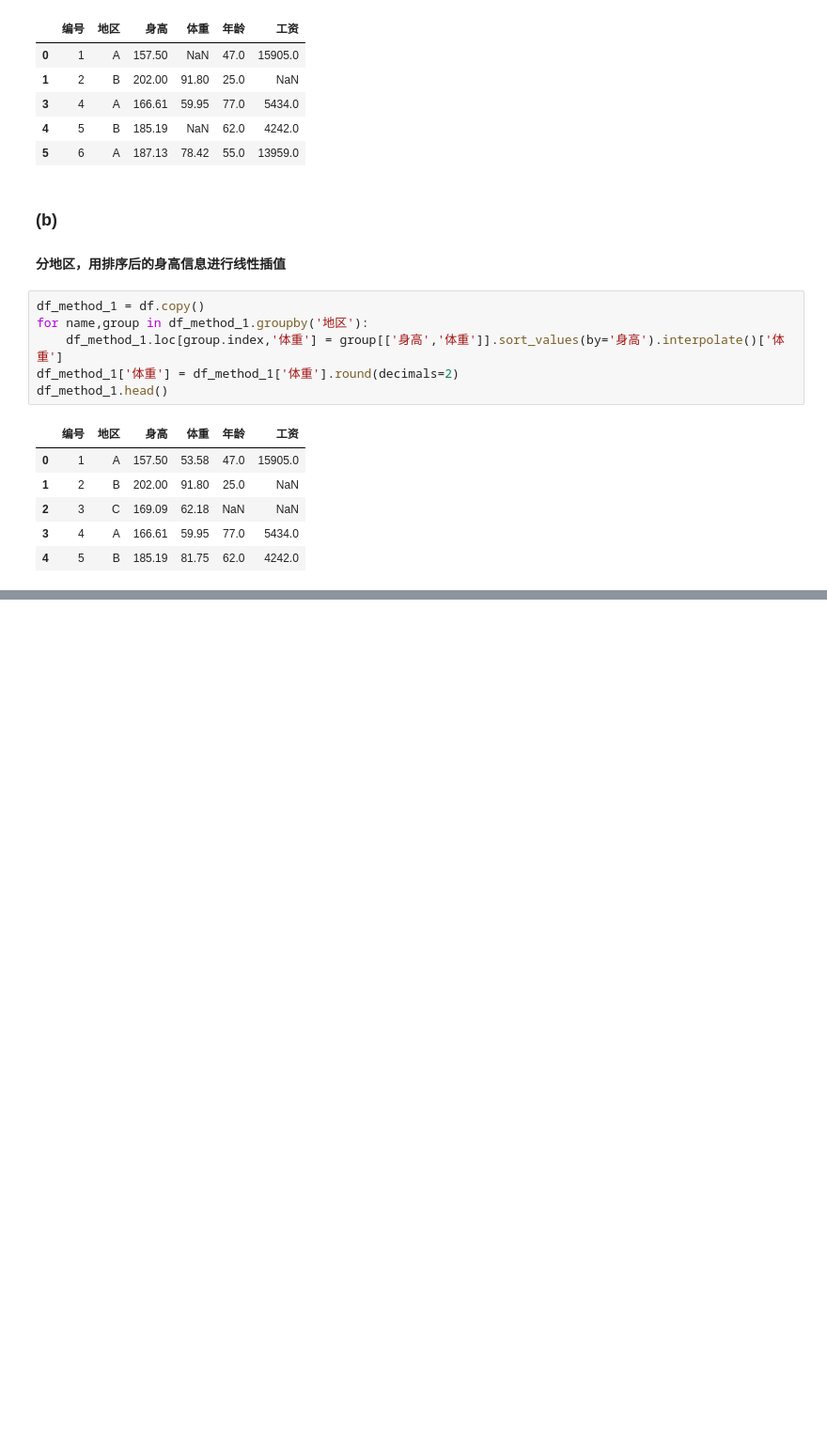
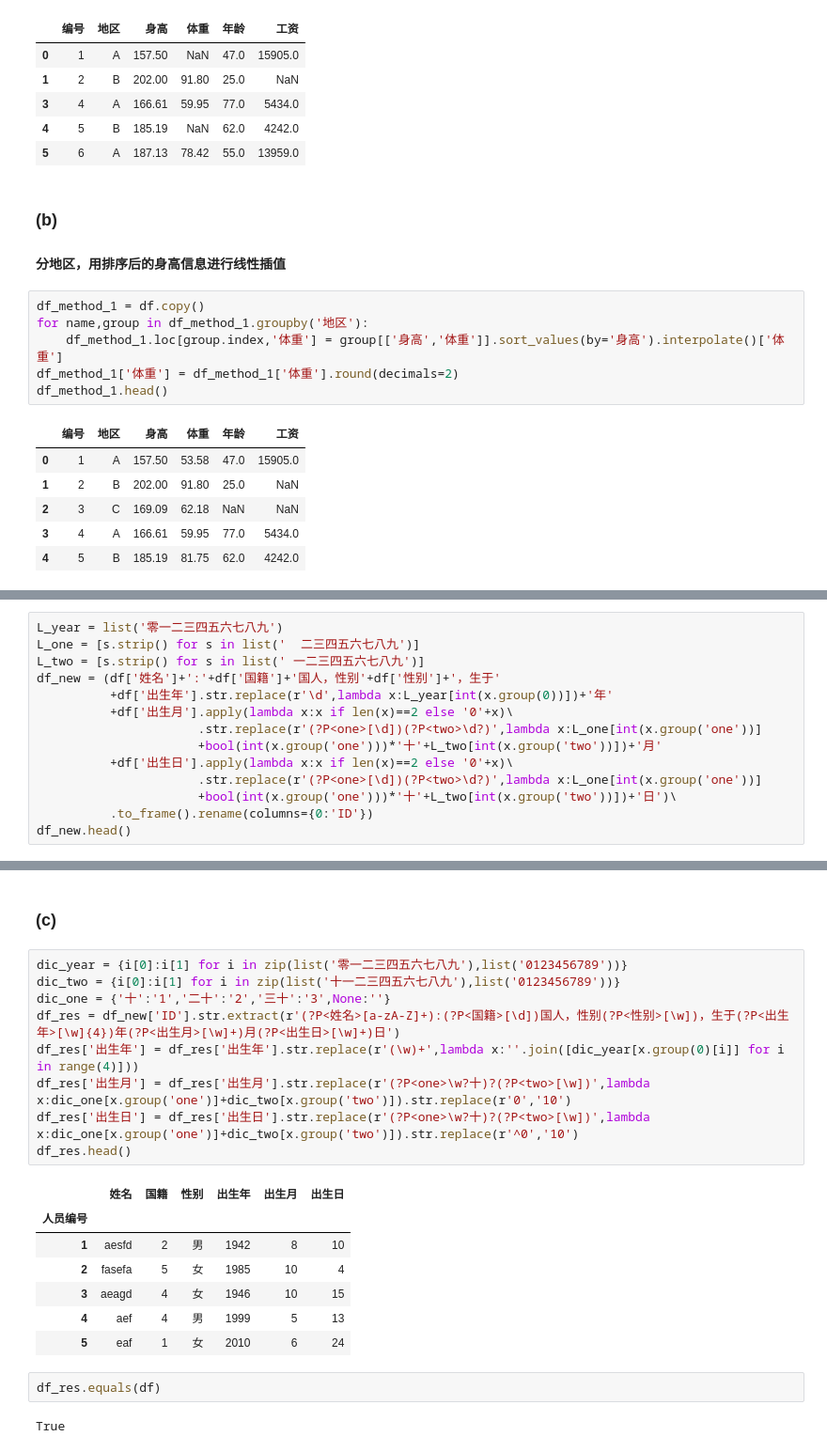
Before and after one commit to datawhalechina/joyful-pandas, a Jupyter notebook: 参考答案.ipynb, the cells around one changed output, grey strips where cells are left out. Shown at 94% size. Cells and saved outputs as stored; diff of their text form; blank space fills up the shorter version.

```diff
--- a/参考答案.ipynb
+++ b/参考答案.ipynb
@@ -740,0 +770,14 @@ df_method_1.head()
+# %%
+L_year = list('零一二三四五六七八九')
+L_one = [s.strip() for s in list('  二三四五六七八九')]
+L_two = [s.strip() for s in list(' 一二三四五六七八九')]
+df_new = (df['姓名']+':'+df['国籍']+'国人，性别'+df['性别']+'，生于'
+          +df['出生年'].str.replace(r'\d',lambda x:L_year[int(x.group(0))])+'年'
+          +df['出生月'].apply(lambda x:x if len(x)==2 else '0'+x)\
+                      .str.replace(r'(?P<one>[\d])(?P<two>\d?)',lambda x:L_one[int(x.group('one'))]
+                      +bool(int(x.group('one')))*'十'+L_two[int(x.group('two'))])+'月'
+          +df['出生日'].apply(lambda x:x if len(x)==2 else '0'+x)\
+                      .str.replace(r'(?P<one>[\d])(?P<two>\d?)',lambda x:L_one[int(x.group('one'))]
+                      +bool(int(x.group('one')))*'十'+L_two[int(x.group('two'))])+'日')\
+          .to_frame().rename(columns={0:'ID'})
+df_new.head()
@@ -740,0 +792,23 @@ df_method_1.head()
+# %% [markdown]
+### (c)
+# %%
+dic_year = {i[0]:i[1] for i in zip(list('零一二三四五六七八九'),list('0123456789'))}
+dic_two = {i[0]:i[1] for i in zip(list('十一二三四五六七八九'),list('0123456789'))}
+dic_one = {'十':'1','二十':'2','三十':'3',None:''}
+df_res = df_new['ID'].str.extract(r'(?P<姓名>[a-zA-Z]+):(?P<国籍>[\d])国人，性别(?P<性别>[\w])，生于(?P<出生年>[\w]{4})年(?P<出生月>[\w]+)月(?P<出生日>[\w]+)日')
+df_res['出生年'] = df_res['出生年'].str.replace(r'(\w)+',lambda x:''.join([dic_year[x.group(0)[i]] for i in range(4)]))
+df_res['出生月'] = df_res['出生月'].str.replace(r'(?P<one>\w?十)?(?P<two>[\w])',lambda x:dic_one[x.group('one')]+dic_two[x.group('two')]).str.replace(r'0','10')
+df_res['出生日'] = df_res['出生日'].str.replace(r'(?P<one>\w?十)?(?P<two>[\w])',lambda x:dic_one[x.group('one')]+dic_two[x.group('two')]).str.replace(r'^0','10')
+df_res.head()
+# %% [output]
+|  | 姓名 | 国籍 | 性别 | 出生年 | 出生月 | 出生日 |
+| 人员编号 |  |  |  |  |  |  |
+| 1 | aesfd | 2 | 男 | 1942 | 8 | 10 |
+| 2 | fasefa | 5 | 女 | 1985 | 10 | 4 |
+| 3 | aeagd | 4 | 女 | 1946 | 10 | 15 |
+| 4 | aef | 4 | 男 | 1999 | 5 | 13 |
+| 5 | eaf | 1 | 女 | 2010 | 6 | 24 |
+# %%
+df_res.equals(df)
+# %% [output]
+True
```
Also changed, not shown: parts of 22 cells of this notebook, 5 other files.
